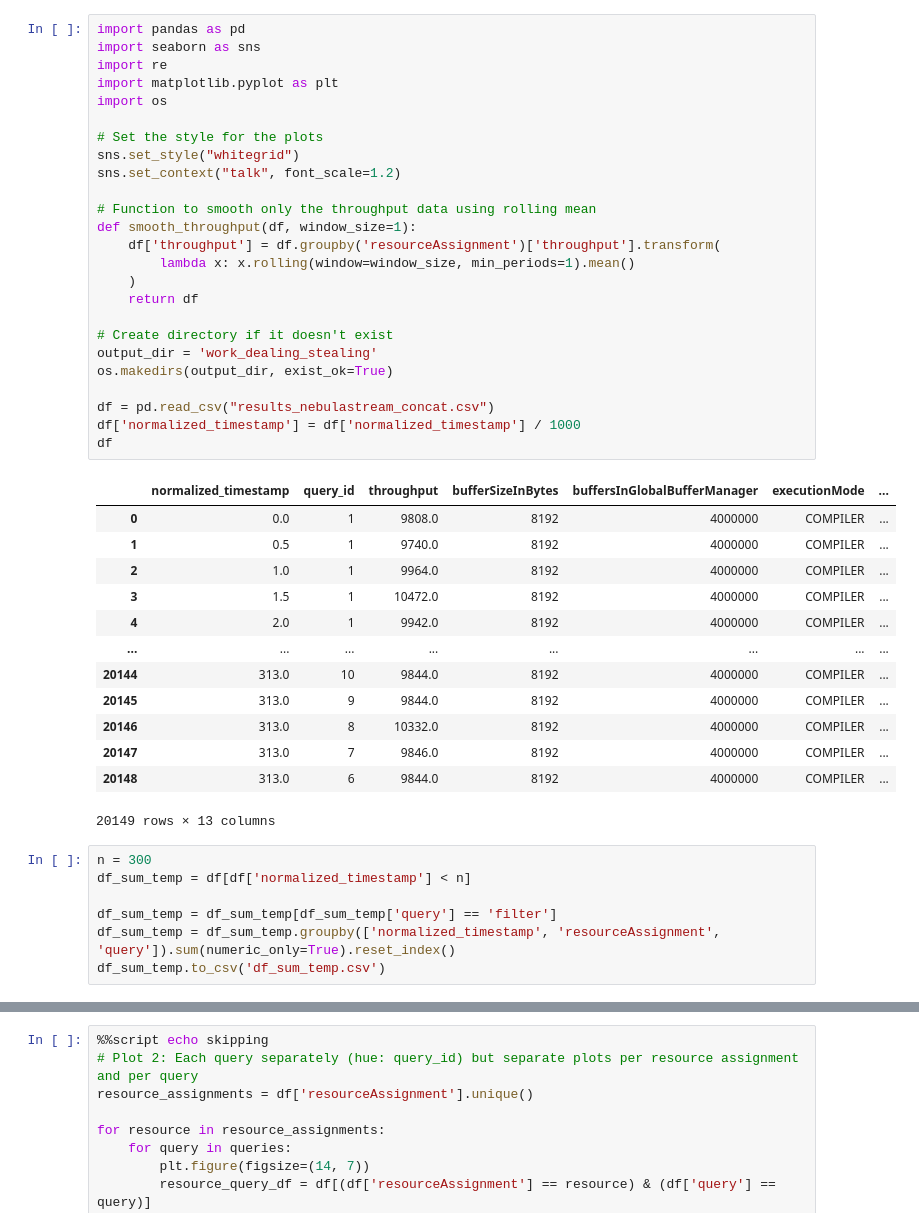
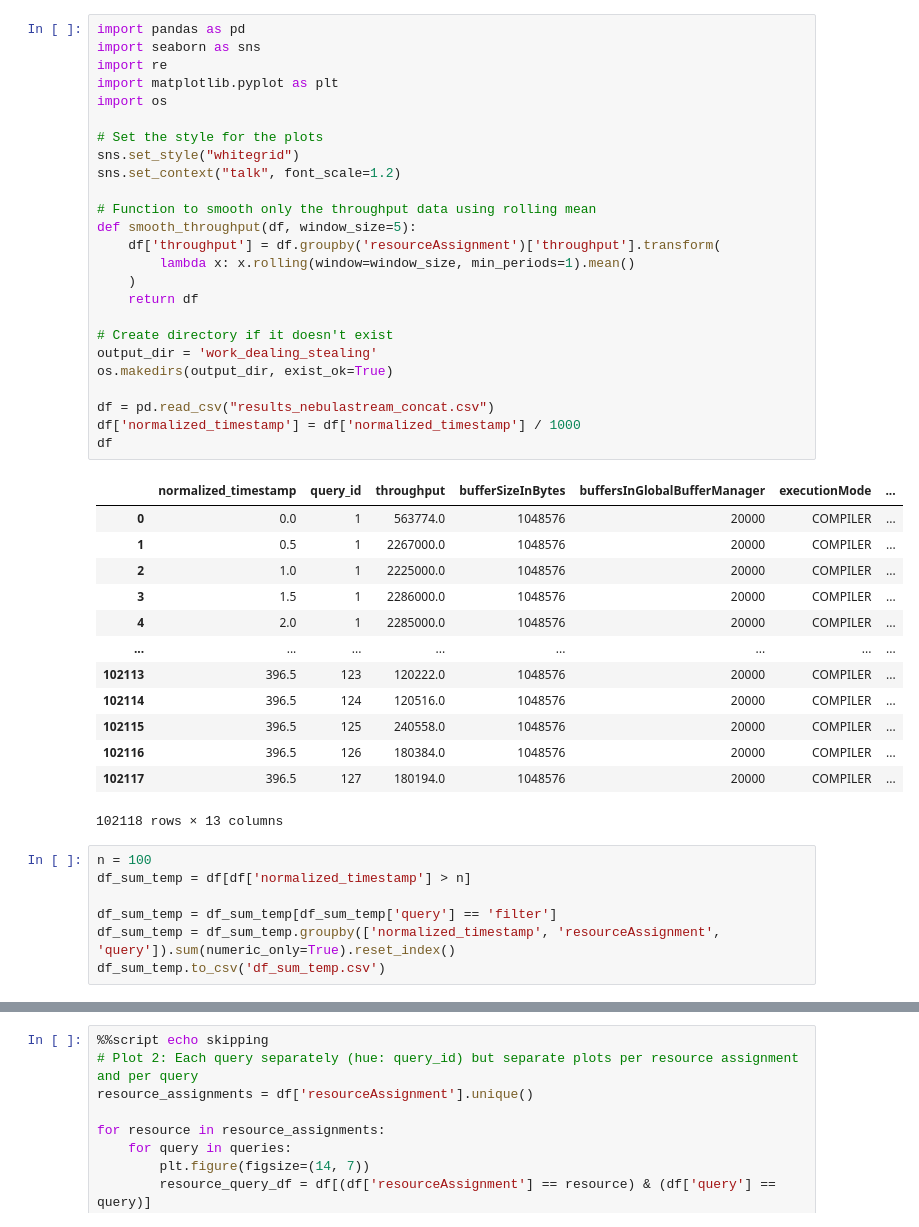
Before and after one commit to keyseven123/engine-statemanagement-paper, a Jupyter notebook: scripts/benchmarking/work-dealing/plots/WorkDealing_vs_Stealing.ipynb, the cells around one changed output, grey strips where cells are left out. Saved outputs shown, nothing was run; the diff lists cells and outputs as text.

```diff
--- a/scripts/benchmarking/work-dealing/plots/WorkDealing_vs_Stealing.ipynb
+++ b/scripts/benchmarking/work-dealing/plots/WorkDealing_vs_Stealing.ipynb
@@ -1,45 +1,45 @@
 # %%
 import pandas as pd
 import seaborn as sns
 import re
 import matplotlib.pyplot as plt
 import os
 
 # Set the style for the plots
 sns.set_style("whitegrid")
 sns.set_context("talk", font_scale=1.2)
 
 # Function to smooth only the throughput data using rolling mean
-def smooth_throughput(df, window_size=1):
+def smooth_throughput(df, window_size=5):
     df['throughput'] = df.groupby('resourceAssignment')['throughput'].transform(
         lambda x: x.rolling(window=window_size, min_periods=1).mean()
     )
     return df
 
 # Create directory if it doesn't exist
 output_dir = 'work_dealing_stealing'
 os.makedirs(output_dir, exist_ok=True)
 
 df = pd.read_csv("results_nebulastream_concat.csv")
 df['normalized_timestamp'] = df['normalized_timestamp'] / 1000
 df
 # %% [output]
 |  | normalized_timestamp | query_id | throughput | bufferSizeInBytes | buffersInGlobalBufferManager | executionMode | ... |
-| 0 | 0.0 | 1 | 9808.0 | 8192 | 4000000 | COMPILER | ... |
-| 1 | 0.5 | 1 | 9740.0 | 8192 | 4000000 | COMPILER | ... |
-| 2 | 1.0 | 1 | 9964.0 | 8192 | 4000000 | COMPILER | ... |
-| 3 | 1.5 | 1 | 10472.0 | 8192 | 4000000 | COMPILER | ... |
-| 4 | 2.0 | 1 | 9942.0 | 8192 | 4000000 | COMPILER | ... |
+| 0 | 0.0 | 1 | 563774.0 | 1048576 | 20000 | COMPILER | ... |
+| 1 | 0.5 | 1 | 2267000.0 | 1048576 | 20000 | COMPILER | ... |
+| 2 | 1.0 | 1 | 2225000.0 | 1048576 | 20000 | COMPILER | ... |
+| 3 | 1.5 | 1 | 2286000.0 | 1048576 | 20000 | COMPILER | ... |
+| 4 | 2.0 | 1 | 2285000.0 | 1048576 | 20000 | COMPILER | ... |
 | ... | ... | ... | ... | ... | ... | ... | ... |
-| 20144 | 313.0 | 10 | 9844.0 | 8192 | 4000000 | COMPILER | ... |
-| 20145 | 313.0 | 9 | 9844.0 | 8192 | 4000000 | COMPILER | ... |
-| 20146 | 313.0 | 8 | 10332.0 | 8192 | 4000000 | COMPILER | ... |
-| 20147 | 313.0 | 7 | 9846.0 | 8192 | 4000000 | COMPILER | ... |
-| 20148 | 313.0 | 6 | 9844.0 | 8192 | 4000000 | COMPILER | ... |
+| 102113 | 396.5 | 123 | 120222.0 | 1048576 | 20000 | COMPILER | ... |
+| 102114 | 396.5 | 124 | 120516.0 | 1048576 | 20000 | COMPILER | ... |
+| 102115 | 396.5 | 125 | 240558.0 | 1048576 | 20000 | COMPILER | ... |
+| 102116 | 396.5 | 126 | 180384.0 | 1048576 | 20000 | COMPILER | ... |
+| 102117 | 396.5 | 127 | 180194.0 | 1048576 | 20000 | COMPILER | ... |
-20149 rows × 13 columns
+102118 rows × 13 columns
 # %%
-n = 300
-df_sum_temp = df[df['normalized_timestamp'] < n]
+n = 100
+df_sum_temp = df[df['normalized_timestamp'] > n]
 
 df_sum_temp = df_sum_temp[df_sum_temp['query'] == 'filter']
 df_sum_temp = df_sum_temp.groupby(['normalized_timestamp', 'resourceAssignment', 'query']).sum(numeric_only=True).reset_index()
```
Also changed, not shown: parts of 2 cells of this notebook, 10 other files.
